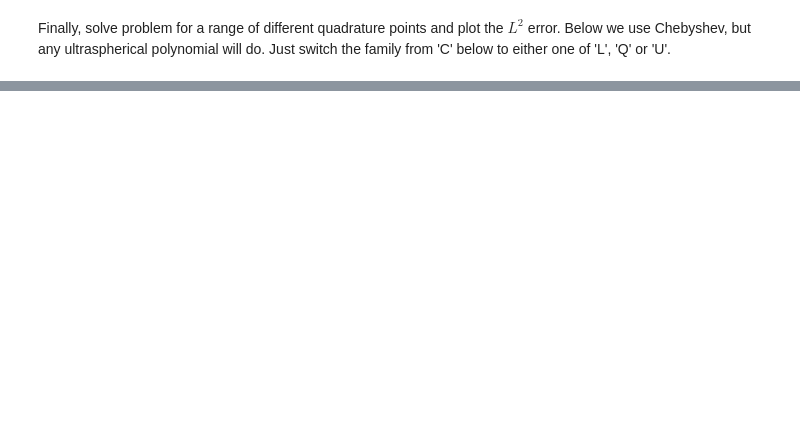
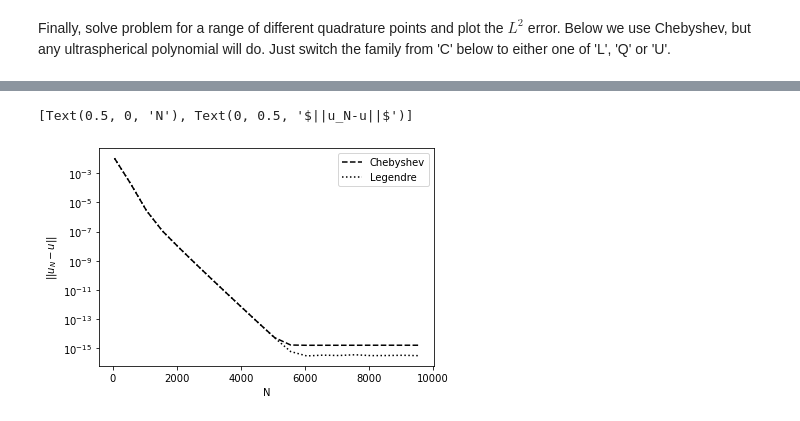
Before and after one commit to spectralDNS/PG-paper-2022, a Jupyter notebook: binder/Section-4.3.1.ipynb, the cells around one changed output, grey strips where cells are left out. Cells and saved outputs as stored; diff of their text form; code cells hidden in the pictures; blank space fills up the shorter version.

```diff
--- a/binder/Section-4.3.1.ipynb
+++ b/binder/Section-4.3.1.ipynb
@@ -172,0 +213,15 @@ plt.show()
+# %%
+fig, ax = plt.subplots(1, 1, figsize=(6, 4))
+error = {}
+ue = sp.exp(-(sp.atan(sp.sqrt(50000)*x) + sp.atan(sp.sqrt(50000)))/sp.sqrt(50000))
+M = np.arange(50, 10000, 500)
+for fam in 'CL':
+    error[fam] = []
+    for N in M:
+        error[fam].append(main(N, 2, fam, a=50000, ue=ue))
+ax.semilogy(M, error[fam], 'k--', M, error['C'], 'k:', fillstyle='none')
+ax.legend(['Chebyshev', 'Legendre'])
+ax.set(xlabel='N', ylabel='$||u_N-u||$')
+# %% [output]
+[Text(0.5, 0, 'N'), Text(0, 0.5, '$||u_N-u||$')]
+[figure, added]
```
Also changed, not shown: parts of 10 cells of this notebook, 4 other files.
